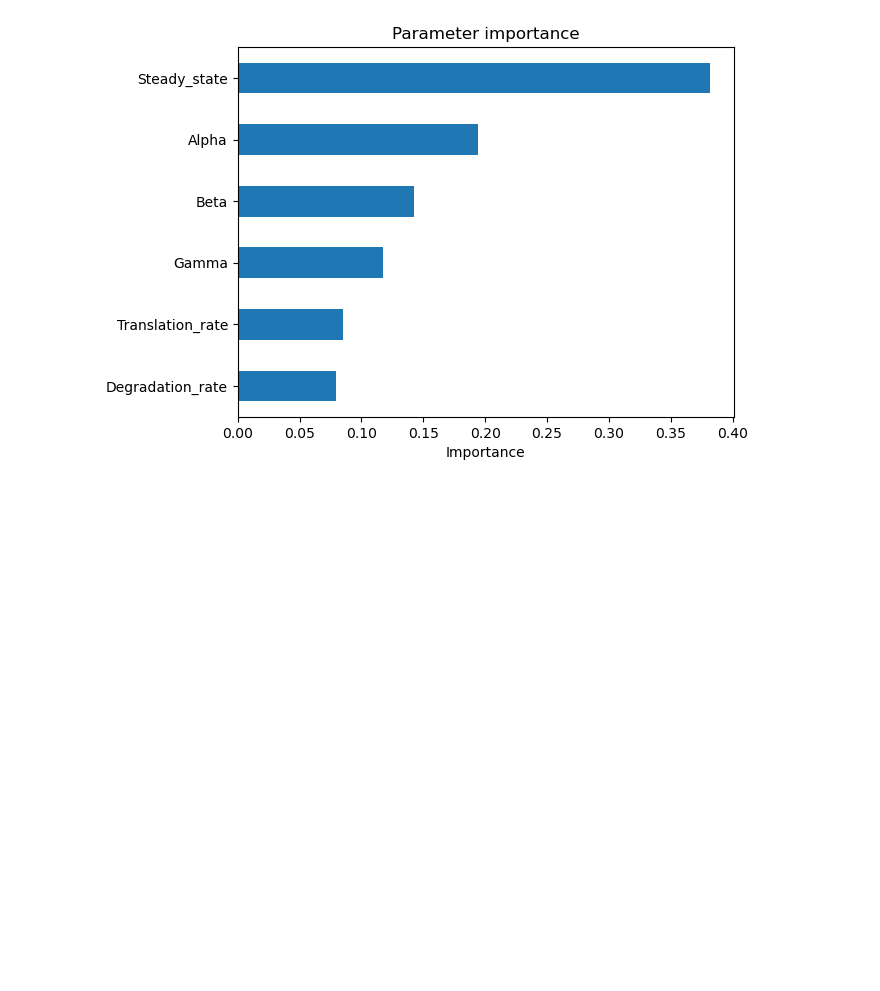
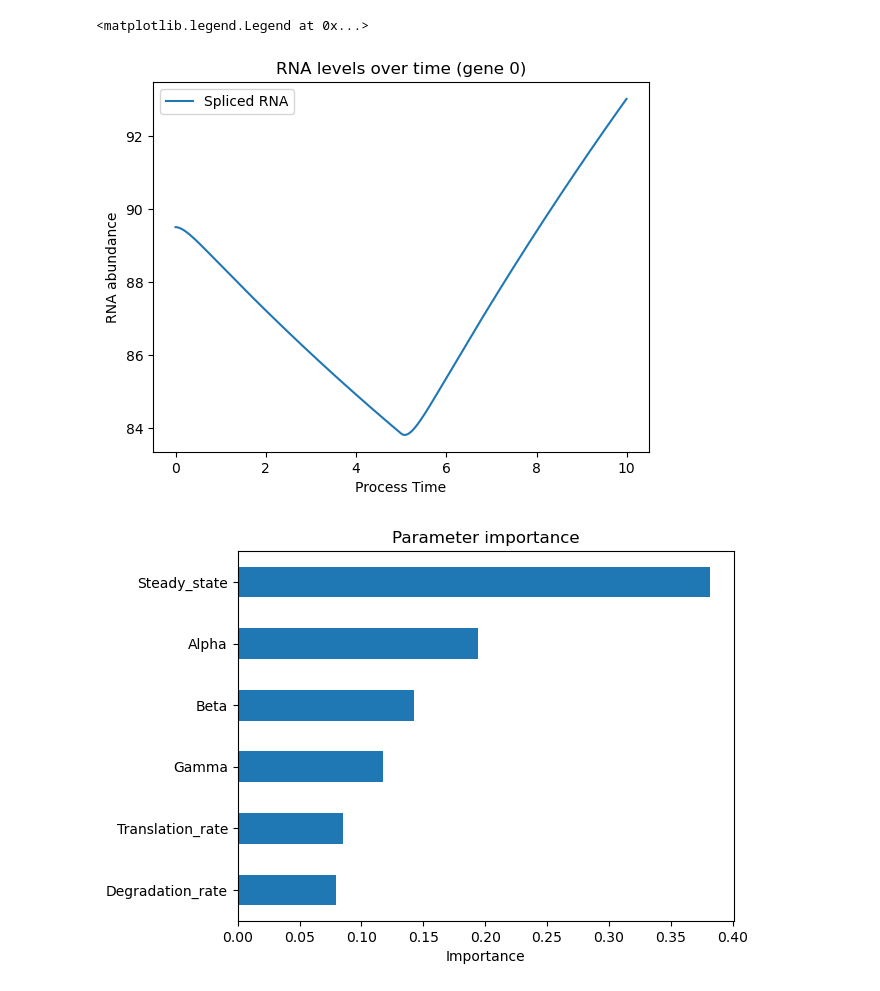
Before and after one commit to reliscu/chronocell_simulations, a Jupyter notebook: simulate_data.ipynb, the cells around one changed output. Cells and saved outputs as stored; diff of their text form; code cells hidden in the pictures; blank space fills up the shorter version.

```diff
--- a/simulate_data.ipynb
+++ b/simulate_data.ipynb
@@ -193,3 +177,17 @@ Cluster
+# %%
+idx = 0  # gene index
+lineage = 0
+t_l = true_t[true_l == lineage]
+y_l = Y[lineage * n:(lineage + 1) * n, idx, 1]
+
+plt.plot(t_l, y_l, label='Spliced RNA')
+plt.xlabel("Process Time")
+plt.ylabel("RNA abundance")
+plt.title("RNA levels over time (gene {})".format(idx))
+plt.legend()
+# %% [output]
+<matplotlib.legend.Legend at 0x...>
+[figure, added]
 # %%
 from sklearn.ensemble import RandomForestClassifier
 
```
Also changed, not shown: parts of 6 cells of this notebook, 1 other file.
